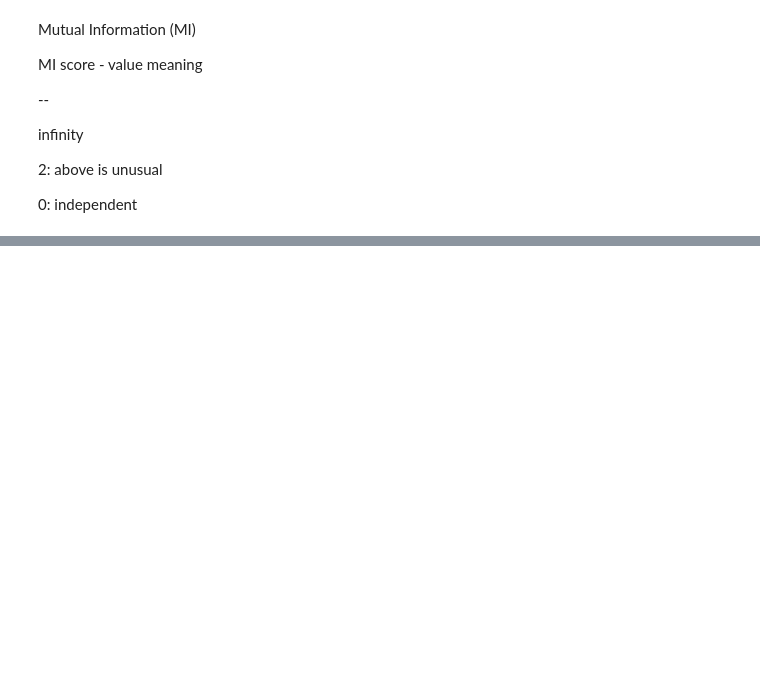
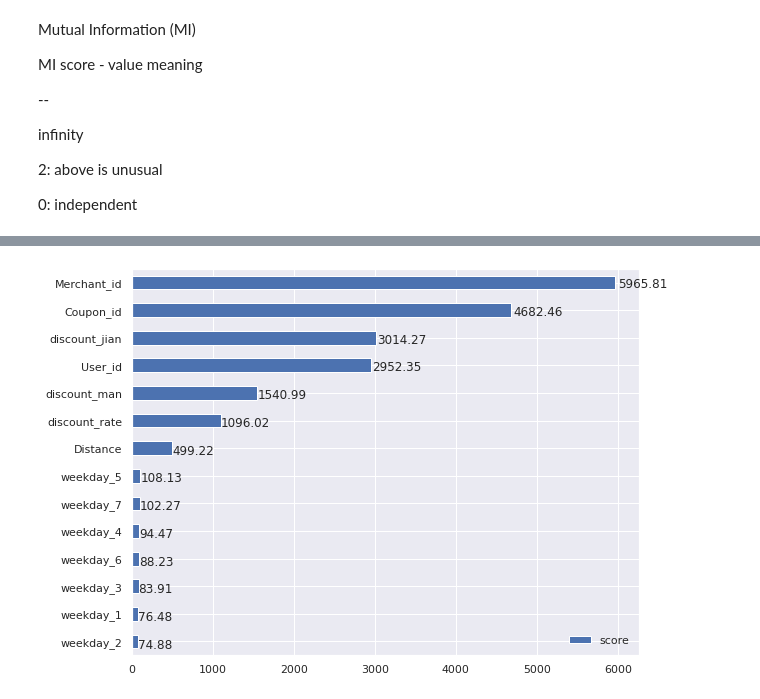
Before and after one commit to jshuang0520/using-coupon-prediction, a Jupyter notebook: coupon.ipynb, the cells around one changed output, grey strips where cells are left out. Cells and saved outputs as stored; diff of their text form; code cells hidden in the pictures; blank space fills up the shorter version.

```diff
--- a/coupon.ipynb
+++ b/coupon.ipynb
@@ -171,0 +230,4 @@ Name: MI Scores, dtype: float64
+# %%
+XgbcFeatureImportance().plot_feature_importance(xgbc_model=xgbc, importance_type='total_gain')
+# %% [output]
+[figure, added]
```
Also changed, not shown: parts of 14 cells of this notebook, 1 other file.
